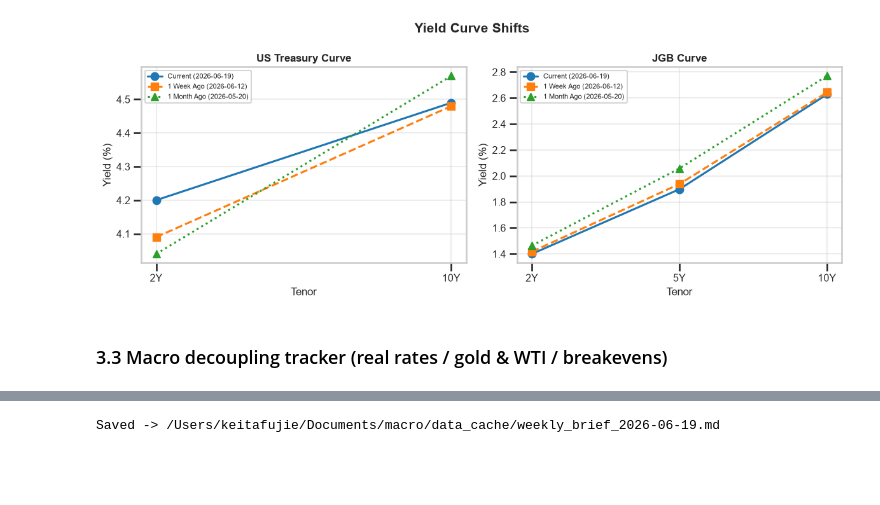
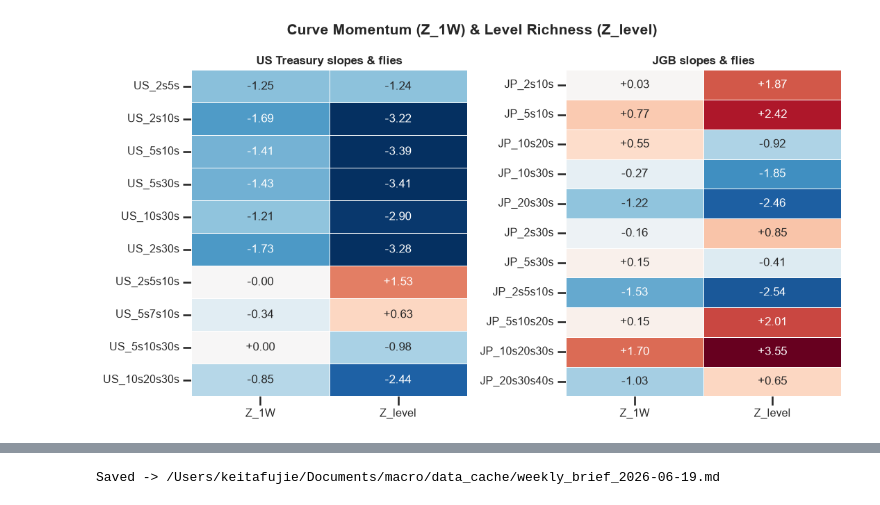
Before and after one commit to kfujie/macro_watch, a Jupyter notebook: macro_watch/weekly_report.ipynb, the cells around one changed output, grey strips where cells are left out. Saved outputs shown, nothing was run; the diff lists cells and outputs as text; code cells hidden in the pictures; blank space fills up the shorter version.

```diff
--- a/macro_watch/weekly_report.ipynb
+++ b/macro_watch/weekly_report.ipynb
@@ -101,6 +179,4 @@ _ = visualizer.plot_weekly_heatmap(panel)
 # %%
-_ = visualizer.plot_curve_shifts(panel)
+_ = visualizer.plot_rates_heatmap(panel)
 # %% [output]
-[figure, old version]
+[figure, new version]
-# %% [markdown]
-### 3.3 Macro decoupling tracker (real rates / gold & WTI / breakevens)
```
Also changed, not shown: parts of 27 cells of this notebook, 4 other files.
